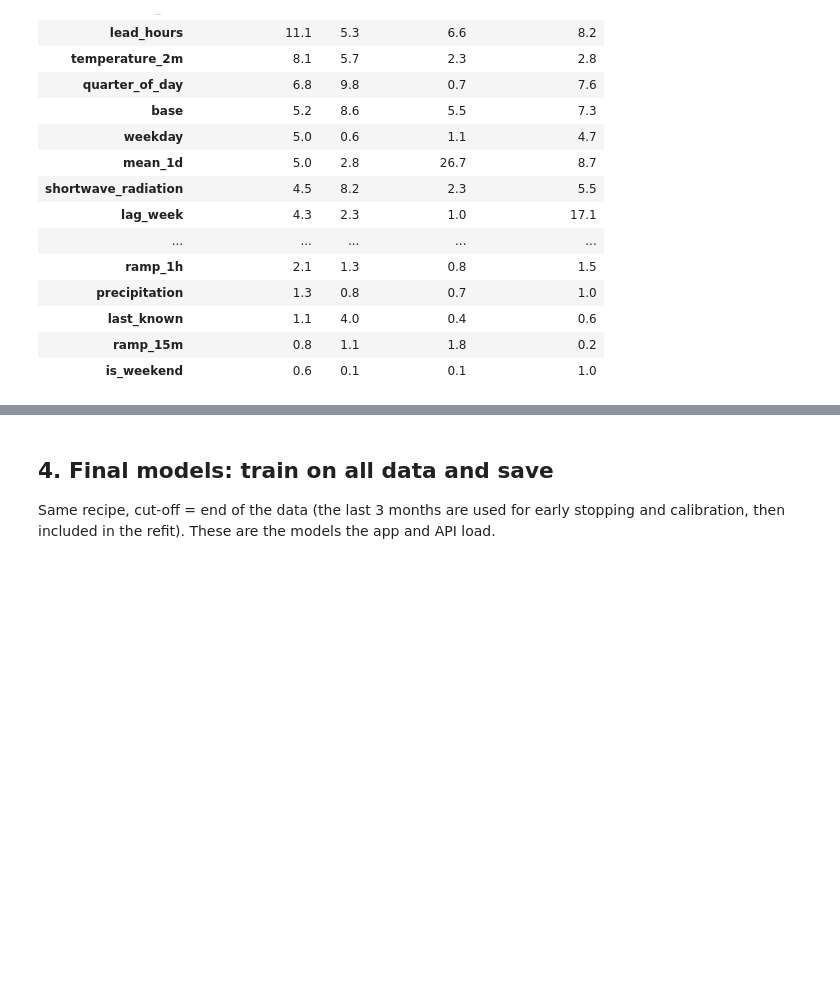
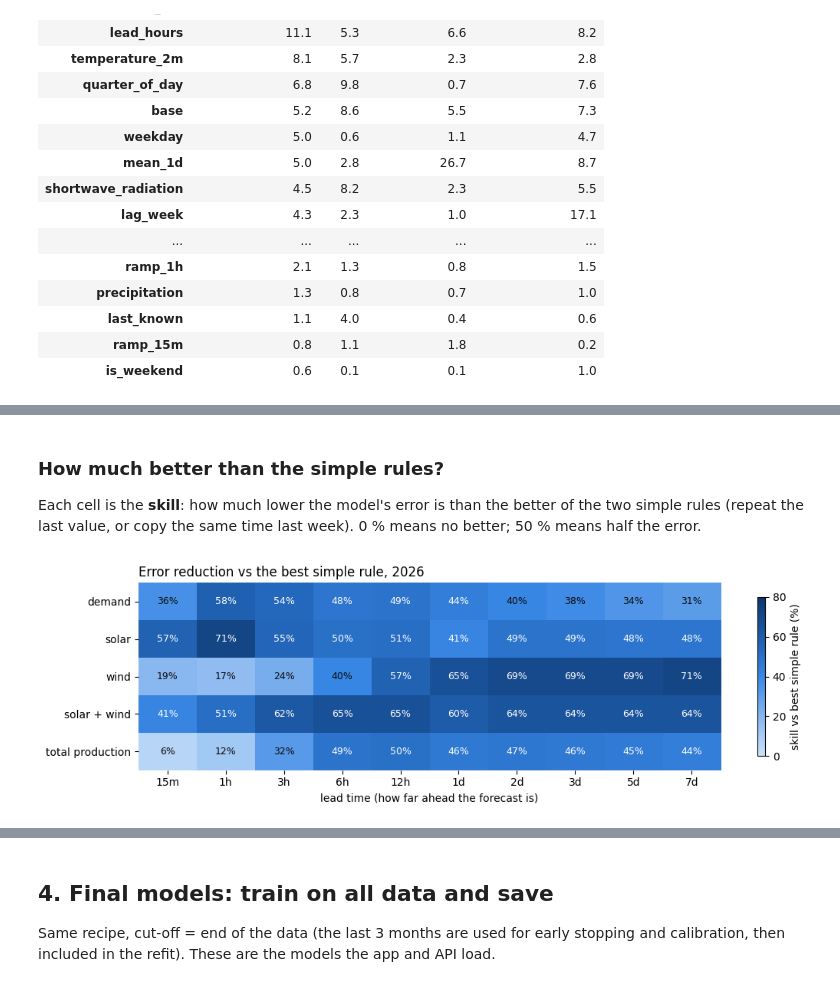
Before and after one commit to TeodorLepadatu/GitRekt-smarthack2026, a Jupyter notebook: predictions/train_and_evaluate.ipynb, the cells around one changed output, grey strips where cells are left out. Drawn from its saved outputs; the diff is of its cells as text; code cells hidden in the pictures; blank space fills up the shorter version.

```diff
--- a/predictions/train_and_evaluate.ipynb
+++ b/predictions/train_and_evaluate.ipynb
@@ -302,0 +307,50 @@ imp = pd.DataFrame({t: pd.Series(m["boosters"][0.5].feature_importance("gain"),
+# %%
+from matplotlib.colors import LinearSegmentedColormap
+
+LOCAL_TZ = "Europe/Bucharest"
+SERIES_COLORS = {"demand": "#2a78d6", "solar": "#eda100", "wind": "#1baf7a",
+                 "renewables": "#6250d6", "total_production": "#e87ba4"}
+SERIES_LABEL = {"demand": "demand", "solar": "solar", "wind": "wind",
+                "renewables": "solar + wind", "total_production": "total production"}
+BLUES = ["#cde2fb", "#9ec5f4", "#6da7ec", "#3987e5", "#256abf", "#184f95", "#0d366b"]
+LEAD_LABELS = ["15m", "1h", "3h", "6h", "12h", "1d", "2d", "3d", "5d", "7d"]
+INK, INK_2 = "#0b0b0b", "#52514e"
+
+
+def lead_axis(ax):
+    ax.set_xscale("log")
+    ax.set_xticks(LEADS_H, LEAD_LABELS)
+    ax.minorticks_off()
+    ax.set_xlabel("lead time (how far ahead the forecast is)")
+
+
+def save(fig, name):
+    fig.tight_layout()
+    fig.savefig(REPORT_DIR / name, dpi=110, bbox_inches="tight")
+    plt.show()
+# %% [markdown]
+### How much better than the simple rules?
+Each cell is the **skill**: how much lower the model's error is than the better of the two
+simple rules (repeat the last value, or copy the same time last week). 0 % means no better;
+50 % means half the error.
+# %%
+skill = pivot("skill_pct")
+fig, ax = plt.subplots(figsize=(11, 3.4))
+im = ax.imshow(skill.values, cmap=LinearSegmentedColormap.from_list("blues", BLUES),
+               vmin=0, vmax=80, aspect="auto")
+ax.set_xticks(range(len(LEADS_H)), LEAD_LABELS)
+ax.set_yticks(range(len(skill)), [SERIES_LABEL[s] for s in skill.index])
+for i in range(skill.shape[0]):
+    for j in range(skill.shape[1]):
+        v = skill.values[i, j]
+        ax.text(j, i, f"{v:.0f}%", ha="center", va="center", fontsize=9,
+                color="white" if v > 40 else INK)
+ax.grid(False)
+for side in ("left", "bottom"):
+    ax.spines[side].set_visible(False)
+ax.set_xlabel("lead time (how far ahead the forecast is)")
+fig.colorbar(im, ax=ax, label="skill vs best simple rule (%)", shrink=0.85)
+ax.set_title("Error reduction vs the best simple rule, 2026", loc="left")
+save(fig, "skill_heatmap.png")
+# %% [output]
+[figure, added]
```
Also changed, not shown: parts of 25 cells of this notebook, 8 other files.
